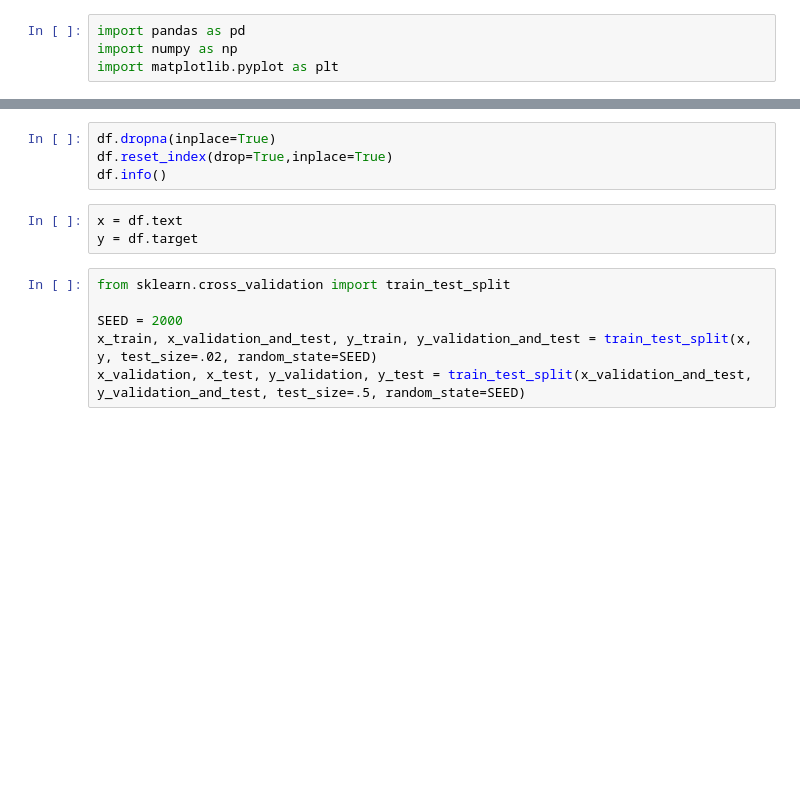
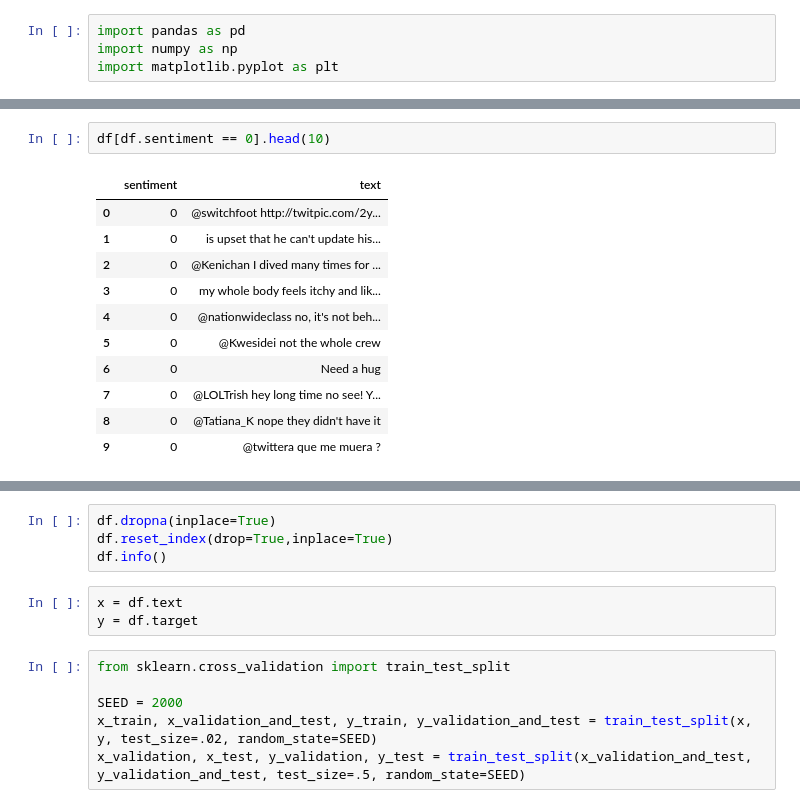
Before and after one commit to dpalominop/AdvacedSentimentAnalysis, a Jupyter notebook: model/cnn_word2vec.ipynb, the cells around one changed output, grey strips where cells are left out. Cells and saved outputs as stored; diff of their text form; blank space fills up the shorter version.

```diff
--- a/model/cnn_word2vec.ipynb
+++ b/model/cnn_word2vec.ipynb
@@ -4,0 +56,14 @@ import matplotlib.pyplot as plt
+# %%
+df[df.sentiment == 0].head(10)
+# %% [output]
+|  | sentiment | text |
+| 0 | 0 | @switchfoot http://twitpic.com/2y... |
+| 1 | 0 | is upset that he can't update his... |
+| 2 | 0 | @Kenichan I dived many times for ... |
+| 3 | 0 | my whole body feels itchy and lik... |
+| 4 | 0 | @nationwideclass no, it's not beh... |
+| 5 | 0 | @Kwesidei not the whole crew |
+| 6 | 0 | Need a hug |
+| 7 | 0 | @LOLTrish hey long time no see! Y... |
+| 8 | 0 | @Tatiana_K nope they didn't have it |
+| 9 | 0 | @twittera que me muera ? |
```
Also changed, not shown: parts of 48 cells of this notebook, 3 other files.
